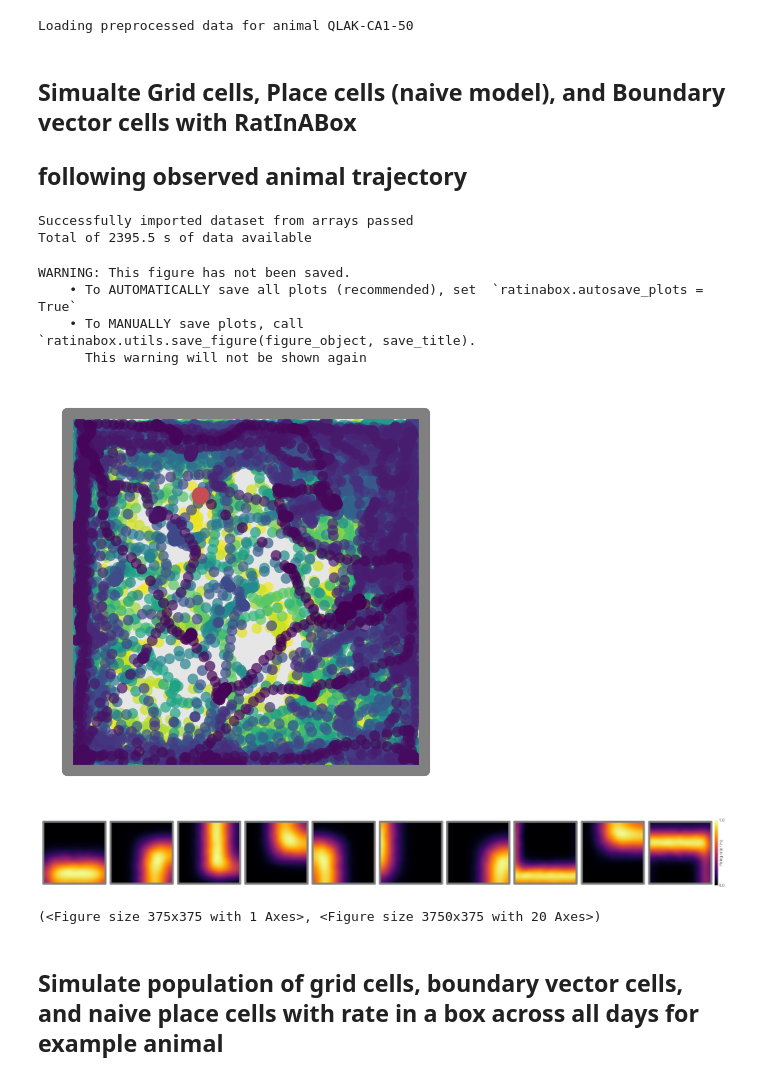
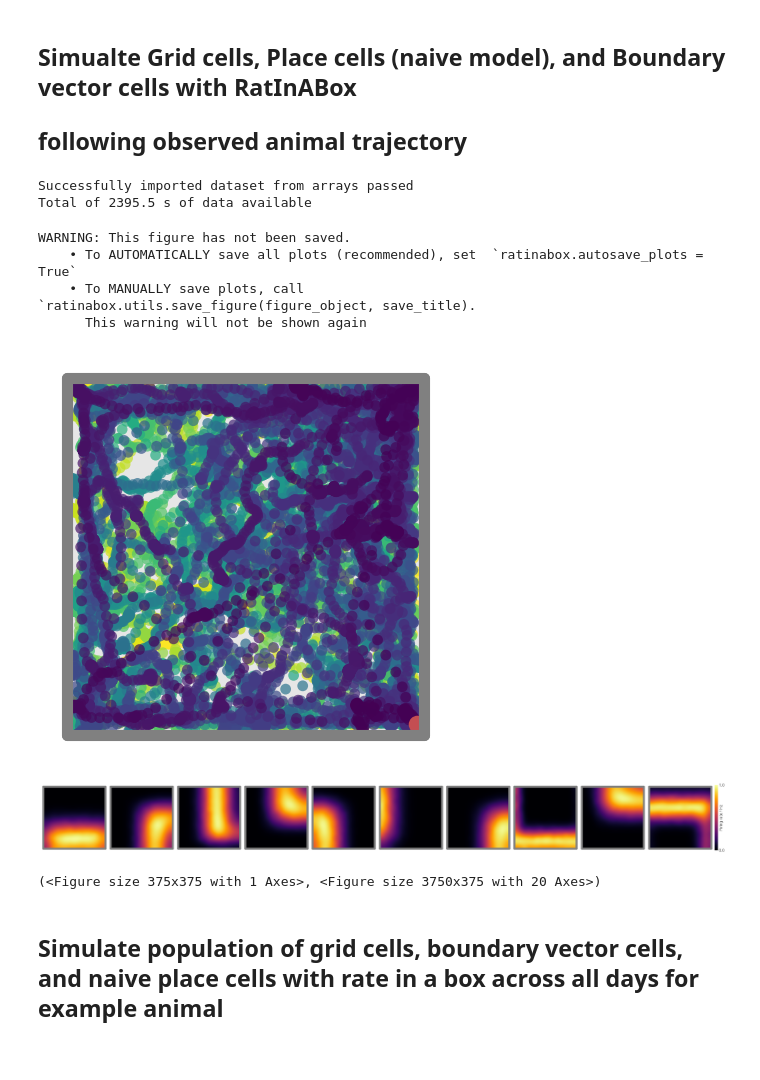
Before and after one commit to jquinnlee/georepca1, a Jupyter notebook: georepca1/demos/georep_hpc_figure4.ipynb, the cells around one changed output. Drawn from its saved outputs; the diff is of its cells as text; code cells hidden in the pictures.

Commit message:
integrated functions for figure 3 and 4 notebooks

```diff
--- a/georepca1/demos/georep_hpc_figure4.ipynb
+++ b/georepca1/demos/georep_hpc_figure4.ipynb
@@ -17,6 +4,5 @@ from dat import *
 # %%
-sns.set(style='dark', font_scale=1.25)
-p = r'/Users/jquinnlee/Desktop/georep_hipp'
+p = r'/Users/jquinnlee/Desktop/georepca1/georepca1'
 os.chdir(p)
 # %%
 animals = ['QLAK-CA1-08', 'QLAK-CA1-30', 'QLAK-CA1-50', 'QLAK-CA1-51', 'QLAK-CA1-56', 'QLAK-CA1-74', 'QLAK-CA1-75']
@@ -24,7 +9,3 @@ animal = animals[2]
-# %%
-dat = load_dat(animal, os.path.join(p, "data"))
-# %% [output]
-Loading preprocessed data for animal QLAK-CA1-50
 # %% [markdown]
 #
 ## Simualte Grid cells, Place cells (naive model), and Boundary vector cells with RatInABox
@@ -103,13 +13,13 @@ def plot_riab_example(animal="QLAK-CA1-08", p=r'/Users/jquinnlee/Desktop/georep_
 # %%
-plot_riab_example(animal, p=os.path.join(p, "data"))
+plot_riab_example(animals[0], p=os.path.join(p, "data"))
 # %% [output]
 Successfully imported dataset from arrays passed
 Total of 2395.5 s of data available
 WARNING: This figure has not been saved.
     • To AUTOMATICALLY save all plots (recommended), set  `ratinabox.autosave_plots = True`
     • To MANUALLY save plots, call                        `ratinabox.utils.save_figure(figure_object, save_title).
       This warning will not be shown again
-[figure, old version]
+[figure, new version]
 [figure]
 (<Figure size 375x375 with 1 Axes>, <Figure size 3750x375 with 20 Axes>)
 # %% [markdown]
```
Also changed, not shown: parts of 18 cells of this notebook, 3 other files.
